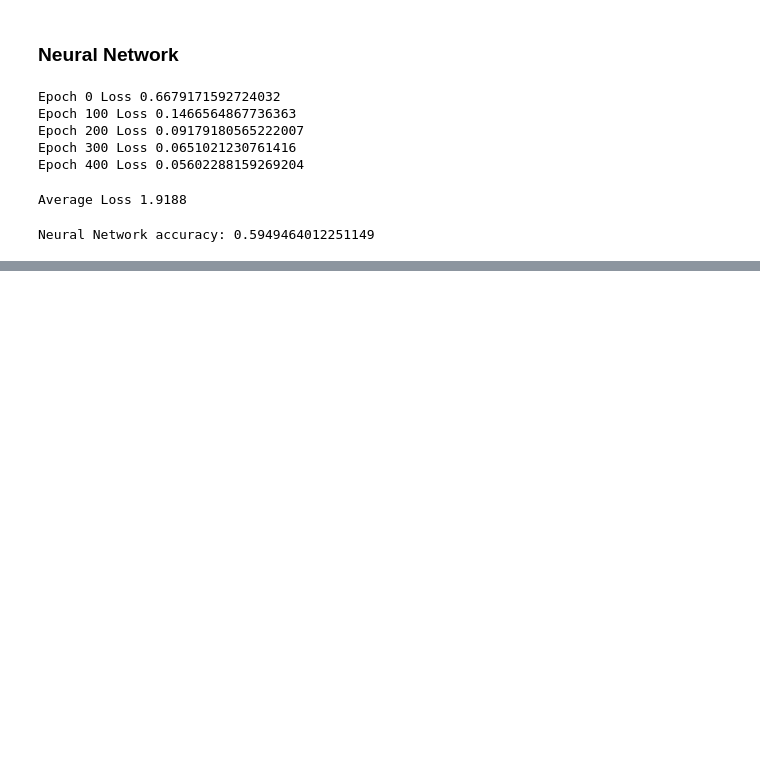
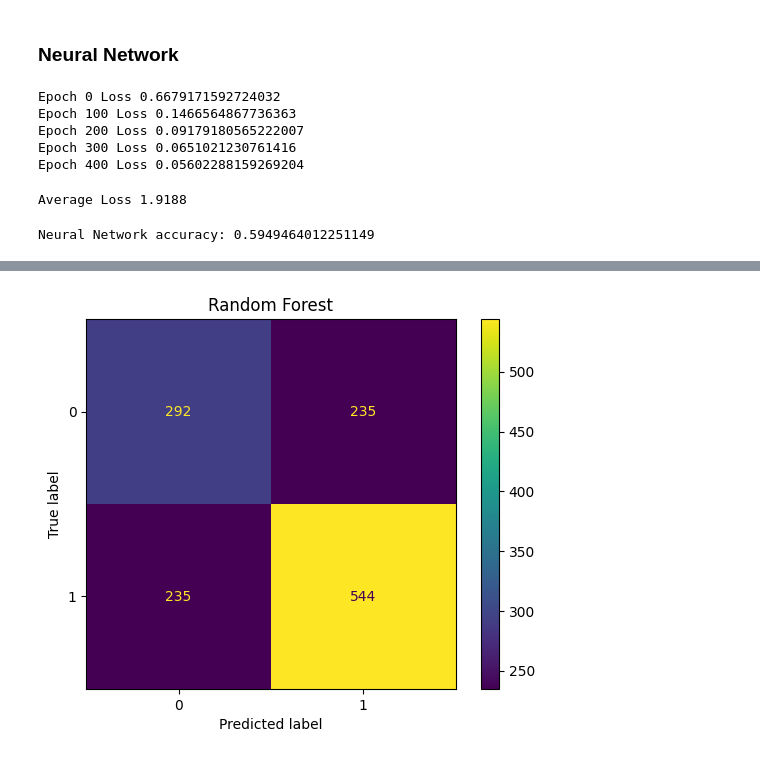
Before and after one commit to shahintaesheikh/UFC-ML-Notebook, a Jupyter notebook: ufc-predict.ipynb, the cells around one changed output, grey strips where cells are left out. Drawn from its saved outputs; the diff is of its cells as text; code cells hidden in the pictures; blank space fills up the shorter version.

```diff
--- a/ufc-predict.ipynb
+++ b/ufc-predict.ipynb
@@ -327,0 +357,9 @@ scores
+# %%
+y_pred_rf = rf.predict(x_test)
+cm_rf = confusion_matrix(y_test, y_pred_rf)
+disp_rf = ConfusionMatrixDisplay(confusion_matrix=cm_rf)
+disp_rf.plot()
+disp_rf.ax_.set_title('Random Forest')
+plt.show()
+# %% [output]
+[figure, added]
```
Also changed, not shown: parts of 8 cells of this notebook.
